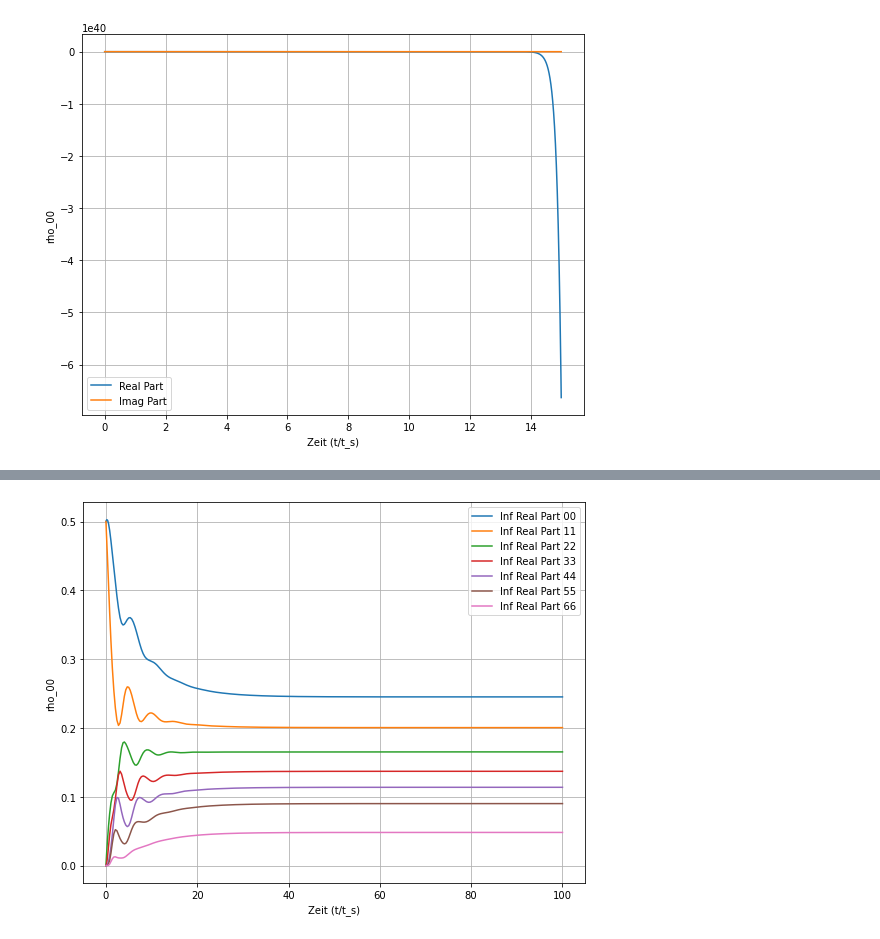
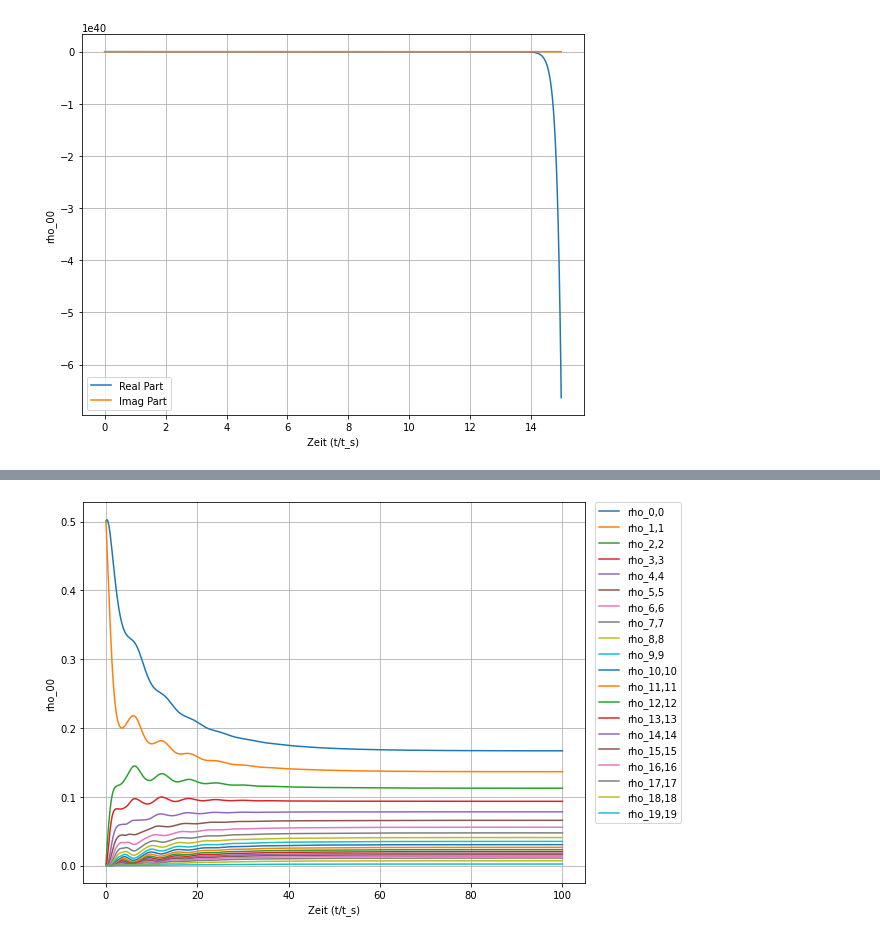
Before and after one commit to J4NM4/OffeneQuantenSysteme, a Jupyter notebook: Bachelor Arbeit/Redfield.ipynb, the cells around one changed output, grey strips where cells are left out. Cells and saved outputs as stored; diff of their text form; code cells hidden in the pictures.

```diff
--- a/Bachelor Arbeit/Redfield.ipynb
+++ b/Bachelor Arbeit/Redfield.ipynb
@@ -355,60 +357,39 @@ def odeint_solver(times, rho0, c, cutoff_frequency, temperatur, matsub_number, f
     dynamics = scipy.integrate.solve_ivp(redfield_odeint, times, rho, args=(c, cutoff_frequency, temperatur, matsub_number, frequency, dimension))
     time = dynamics.t
     rho_dynam = dynamics.y
     rho_dynam_mat = np.array([np.reshape([rho_dynam[j][i] for j in range(len(rho_dynam))], (dimension, dimension), order='C') for i in range(len(rho_dynam[0]))], dtype = complex)
 
     return time, rho_dynam_mat
 
 
 times = (0, 100)
 c = 0.1
 w_cut = 15
 T = 3
 matsub = 50
 w = 1
-D = 7
+D = 20
 
 rho0 = np.array([[0]*D for i in range(D)], dtype=complex)
 rho0[1][1] = 1/2
 rho0[1][0] = 1/2
 rho0[0][1] = 1/2
 rho0[0][0] = 1/2
 
-ans = odeint_solver(times, rho0, c,  w_cut, T, matsub, w, D)
-
 times, rho_dynamics_inf = odeint_solver(
     times, rho0, c,  w_cut, T, matsub, w, D)
 
-rho_00_inf = np.array([], dtype=complex)
-rho_11_inf = np.array([], dtype=complex)
-rho_22_inf = np.array([], dtype=complex)
-rho_33_inf = np.array([], dtype=complex)
-rho_44_inf = np.array([], dtype=complex)
-rho_55_inf = np.array([], dtype=complex)
-rho_66_inf = np.array([], dtype=complex)
-
-
-for i in rho_dynamics_inf:
-    rho_00_inf = np.append(rho_00_inf, i[0][0])
-    rho_11_inf = np.append(rho_11_inf, i[1][1])
-    rho_22_inf = np.append(rho_22_inf, i[2][2])
-    rho_33_inf = np.append(rho_33_inf, i[3][3])
-    rho_44_inf = np.append(rho_44_inf, i[4][4])
-    rho_55_inf = np.append(rho_55_inf, i[5][5])
-    rho_66_inf = np.append(rho_66_inf, i[6][6])
-
+dic = {}
+for i in range(0, D):
+    y = f'{i},{i}'
+    dic["rho_{0}".format(y)] = np.array([j[i][i] for j in rho_dynamics_inf], dtype=complex)
 
 fig, ax = plt.subplots(figsize=(9, 7))
-plt.plot(times, np.real(rho_00_inf), label='Inf Real Part 00')
-plt.plot(times, np.real(rho_11_inf), label='Inf Real Part 11')
-plt.plot(times, np.real(rho_22_inf), label='Inf Real Part 22')
-plt.plot(times, np.real(rho_33_inf), label='Inf Real Part 33')
-plt.plot(times, np.real(rho_44_inf), label='Inf Real Part 44')
-plt.plot(times, np.real(rho_55_inf), label='Inf Real Part 55')
-plt.plot(times, np.real(rho_66_inf), label='Inf Real Part 66')
+for i in dic.keys():
+    plt.plot(times, np.real(dic.get(i)), label=f'{i}')
 ax.set_ylabel('rho_00')
 ax.set_xlabel('Zeit (t/t_s)')
-ax.legend()
+ax.legend(bbox_to_anchor=(1.02, 1), loc='upper left', borderaxespad=0)
 plt.grid()
 # %% [output]
-[figure, old version]
+[figure, new version]
```
Also changed, not shown: parts of 1 cell of this notebook.
